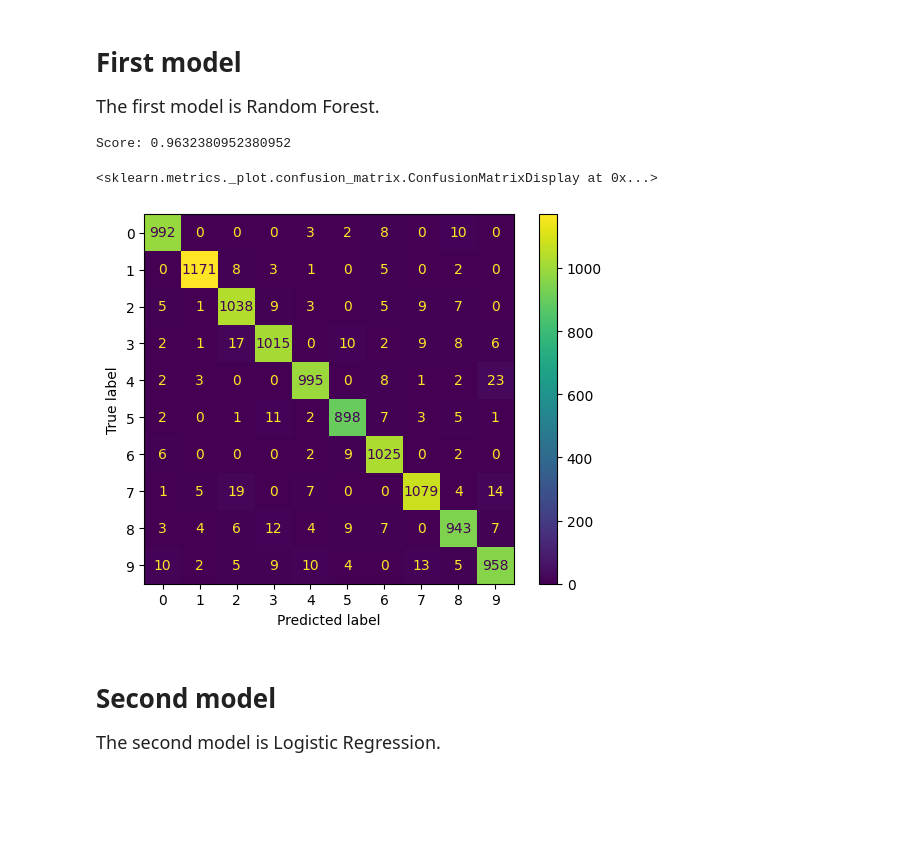
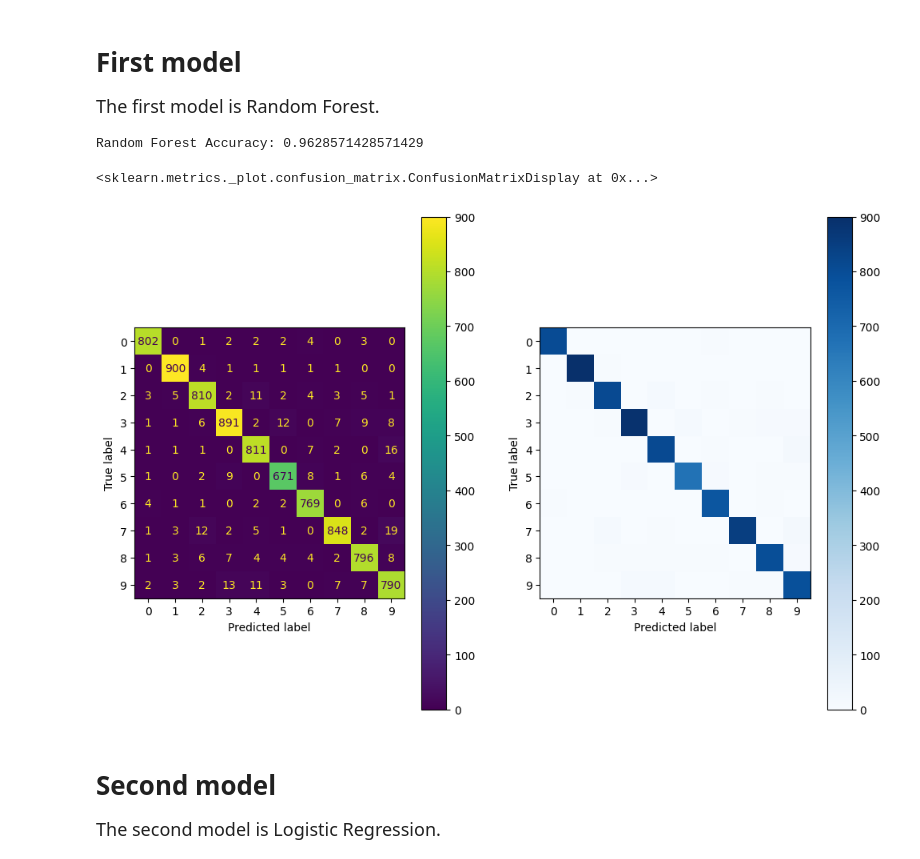
Before and after one commit to bit-nap/CSCI.331-Digit-Recognizer, a Jupyter notebook: csci-331-digit-recognizer-notebook.ipynb, the cells around one changed output. Saved outputs shown, nothing was run; the diff lists cells and outputs as text; code cells hidden in the pictures; blank space fills up the shorter version.

```diff
--- a/csci-331-digit-recognizer-notebook.ipynb
+++ b/csci-331-digit-recognizer-notebook.ipynb
@@ -54,25 +57,27 @@ We will have two shared variables that will be used in both models. The first va
 # %%
 X = trainDataFrame.drop("label",axis=1)
 y = trainDataFrame.label
+X_train, X_test, y_train, y_test = train_test_split(X, y, test_size=0.2, random_state=42)
 # %% [markdown]
 # First model
 <span style="font-size:18px;">
 The first model is Random Forest.
 </span>
-# %%
-from sklearn.ensemble import RandomForestClassifier
-
-train_X, val_X, train_y, val_y = train_test_split(X, y,random_state = 0)
-forest_model = RandomForestClassifier(random_state=0)
-forest_model.fit(train_X, train_y)
-prediction = forest_model.predict(val_X)
-matrix = confusion_matrix(val_y, prediction)
-print("Score: " + str(forest_model.score(val_X,val_y)))
-ConfusionMatrixDisplay(matrix).plot()
-# %% [output]
-Score: 0.9632380952380952
-<sklearn.metrics._plot.confusion_matrix.ConfusionMatrixDisplay at 0x...>
-[figure, removed]
+# %%
+rf_model = RandomForestClassifier(n_estimators=100, random_state=42)
+rf_model.fit(X_train, y_train)
+y_pred = rf_model.predict(X_test)
+acc = accuracy_score(y_test, y_pred)
+conf_matrix = confusion_matrix(y_test, y_pred)
+print("Random Forest Accuracy:", acc)
+
+fig, axarr = plt.subplots(1, 2, figsize=(12, 8))
+ConfusionMatrixDisplay(conf_matrix).plot(ax=axarr[0])
+ConfusionMatrixDisplay(conf_matrix).plot(ax=axarr[1],cmap=plt.cm.Blues,include_values=False)
+# %% [output]
+Random Forest Accuracy: 0.9628571428571429
+<sklearn.metrics._plot.confusion_matrix.ConfusionMatrixDisplay at 0x...>
+[figure, added]
 # %% [markdown]
 # Second model
 <span style="font-size:18px;">
```
Also changed, not shown: parts of 4 cells of this notebook.
